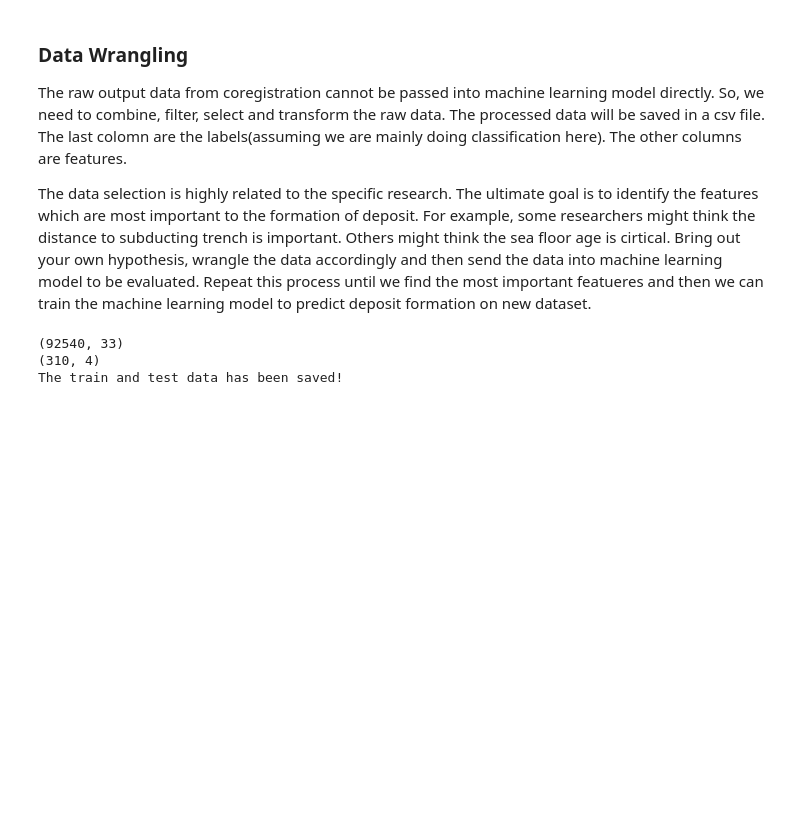
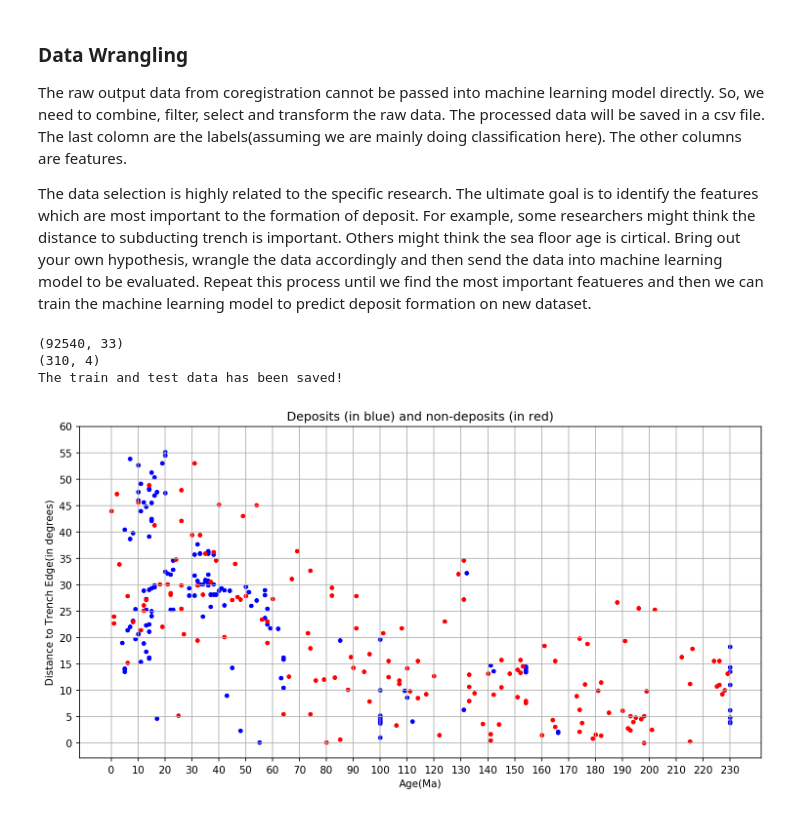
Before and after one commit to EarthByte/spatio-temporal-exploration, a Jupyter notebook: python/data_wrangling.ipynb, the cells around one changed output. Saved outputs shown, nothing was run; the diff lists cells and outputs as text; code cells hidden in the pictures; blank space fills up the shorter version.

Commit message:
add a plot to data wrangling

```diff
--- a/python/data_wrangling.ipynb
+++ b/python/data_wrangling.ipynb
@@ -35,3 +35,23 @@ print('The train and test data has been saved!')
 (92540, 33)
 (310, 4)
 The train and test data has been saved!
+# %%
+%matplotlib inline
+
+import matplotlib.pyplot as plt
+import numpy as np
+
+fig = plt.figure(figsize=(12,6),dpi=150)
+ax = plt.axes()
+
+ax.scatter(all_non_nan_data[:155,3], all_non_nan_data[:155,19], 50, marker='.',c='blue')
+ax.scatter(all_non_nan_data[155:155*2,3], all_non_nan_data[155:155*2,19], 50, marker='.',c='red')
+ax.set_xticks(np.arange(0,240,10))
+ax.set_yticks(np.arange(0,65,5))
+plt.xlabel('Age(Ma)')
+plt.ylabel('Distance to Trench Edge(in degrees)')
+plt.title('Deposits (in blue) and non-deposits (in red)')
+plt.grid()
+plt.show()
+# %% [output]
+[figure, added]
```
Also changed, not shown: parts of 1 cell of this notebook.
